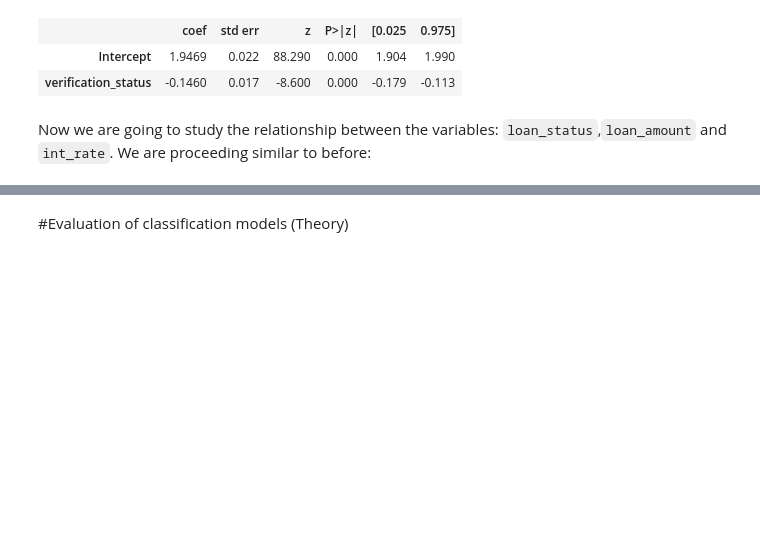
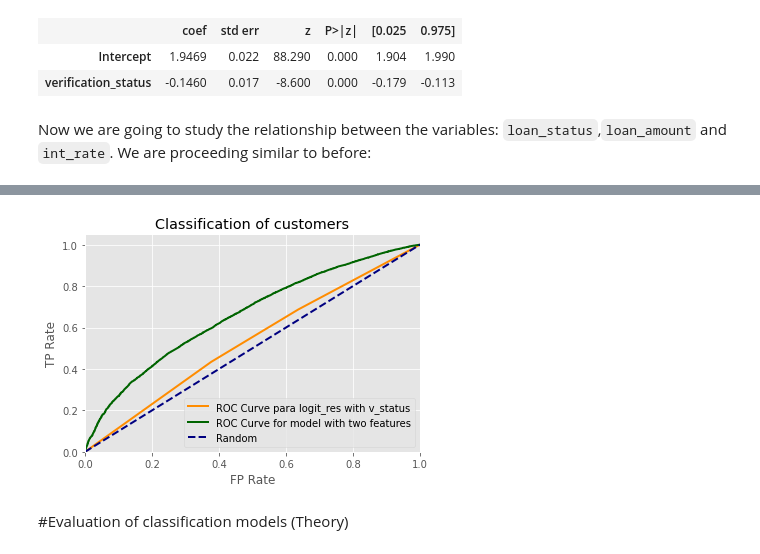
Before and after one commit to ancastillar/How-important-is-the-income-source-of-a-loan-applicant-, a Jupyter notebook: Model_LOAN.ipynb, the cells around one changed output, grey strips where cells are left out. Saved outputs shown, nothing was run; the diff lists cells and outputs as text; code cells hidden in the pictures; blank space fills up the shorter version.

```diff
--- a/Model_LOAN.ipynb
+++ b/Model_LOAN.ipynb
@@ -149,2 +182,25 @@ Logit Regression Results
+# %%
+%matplotlib inline
+predict_p = logit_res.predict(df_log1[['Intercept','verification_status']])
+predict_2_p = logit_res2.predict(df6[['Intercept','loan_amnt','int_rate']])
+roc_p = roc_curve(df_log1['loan_status'], predict_p)
+roc_2_p = roc_curve(df6['loan_status'], predict_2_p)
+
+plt.figure()
+line_width = 2
+plt.plot(roc_p[0], roc_p[1], color='darkorange',
+         lw=line_width, label=f'ROC Curve para logit_res with v_status')
+plt.plot(roc_2_p[0], roc_2_p[1], color='darkgreen',
+         lw=line_width, label=f'ROC Curve for model with two features')
+plt.plot([0, 1], [0, 1], color='navy', lw=line_width, linestyle='--', label='Random')
+plt.xlim([0.0, 1.0])
+plt.ylim([0.0, 1.05])
+plt.xlabel('FP Rate')
+plt.ylabel('TP Rate')
+plt.title('Classification of customers')
+plt.legend(loc='lower right')
+plt.show()
+# %% [output]
+[figure, added]
 # %% [markdown]
 #Evaluation of classification models (Theory)
```
Also changed, not shown: parts of 6 cells of this notebook.
